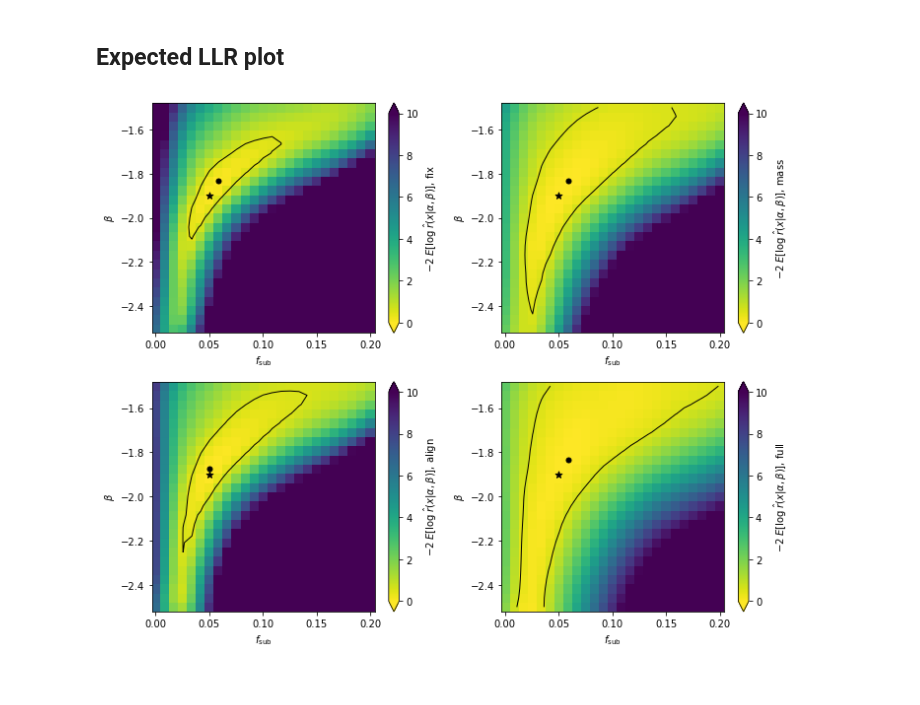
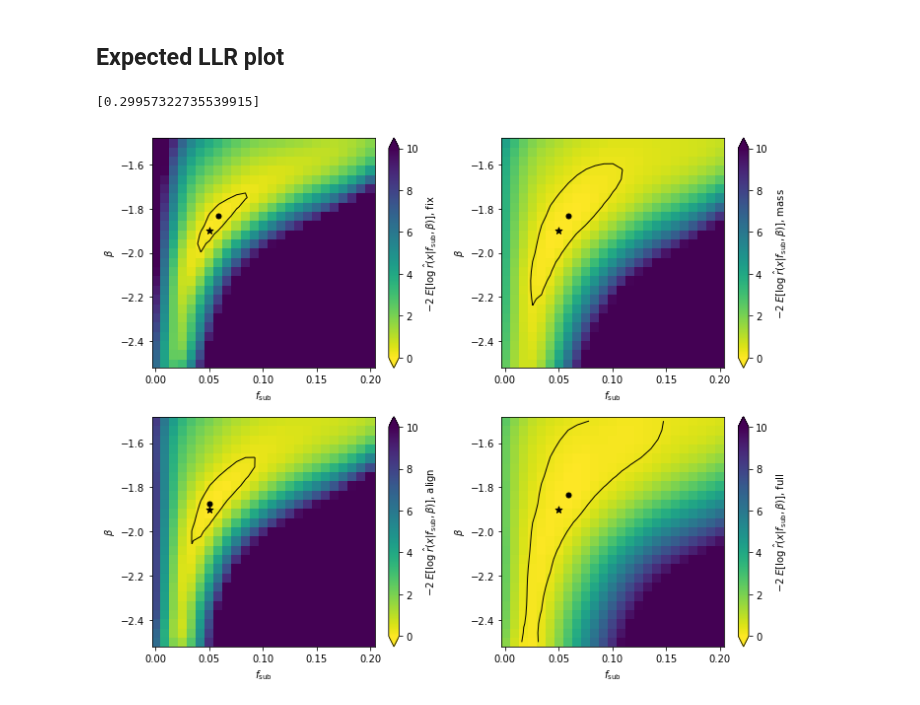
Before and after one commit to smsharma/mining-for-substructure-lens, a Jupyter notebook: notebooks/07_expected_llr.ipynb, the cells around one changed output. Cells and saved outputs as stored; diff of their text form; code cells hidden in the pictures.

```diff
--- a/notebooks/07_expected_llr.ipynb
+++ b/notebooks/07_expected_llr.ipynb
@@ -82,12 +83,24 @@ nrows_summary = (nmethods_summary - 1) // ncols_summary + 1
 ## Data
 # %%
 llrs = []
+llrs_cal = []
+
 for filename in filenames:
     try:
         llrs.append(np.load("../data/results/llr_{}_grid.npy".format(filename)))
     except FileNotFoundError:
         print(filename, "not found")
         llrs.append(np.zeros_like(llrs[0]))
+
+    try:
+        llrs_cal.append(np.load("../data/results/llr_calibrated_{}_grid.npy".format(filename)))
+    except (FileNotFoundError, ValueError):
+        print("Calibrated", filename, "not found")
+        llrs_cal.append(np.zeros_like(llrs[0]))
+
 llrs = np.asarray(llrs)
+llrs_cal = np.asarray(llrs_cal)
+
 expected_llr = np.mean(llrs, axis=-1)
+expected_llr_cal = np.mean(llrs_cal, axis=-1)
 # %% [output]
@@ -113,11 +144,15 @@ beta_edges = np.linspace(beta_1d[0] - bin_size/2, beta_1d[-1] + bin_size/2, reso
 # %%
 llrmin, llrmax = 0., 10.
 
-n_for_lines = [10]
+n_for_lines = [20]
 thresholds = [1. / n * chi2.isf(0.05, df=2) for n in n_for_lines]
 contour_ls = ["-", "--", ":"]
 
 llr_cmap = "viridis_r"
+
+thresholds
+# %% [output]
+[0.29957322735539915]
 # %%
 fig = plt.figure(figsize=(5. * ncols_summary, 4. * nrows_summary))
 ax_xs = []
@@ -132,32 +167,32 @@ for k, i in enumerate(show_summary):
 
     pcm = ax.pcolormesh(
         alpha_edges,
         beta_edges,
         z.reshape((resolution, resolution)),
         norm=matplotlib.colors.Normalize(vmin=llrmin, vmax=llrmax),
         cmap=llr_cmap
     )
     cbar = fig.colorbar(pcm, ax=ax, extend='both')
     cs = plt.contour(
         0.5 * (alpha_edges[1:] + alpha_edges[:-1]),
         0.5 * (beta_edges[1:] + beta_edges[:-1]),
         z.reshape((resolution, resolution)),
         thresholds,
         colors="black",
         linewidths=1.,
         linestyles=contour_ls,
     )
     plt.scatter(0.05, -1.9, s=50., color='black', marker='*')
     plt.scatter(theta_mle[0], theta_mle[1], s=25., color='black', marker='o')
 
     plt.xlabel(r'$f_{\mathrm{sub}}$')
     plt.ylabel(r'$\beta$')
-    cbar.set_label(r'$-2\; E[\log \;\hat{r}(x | \alpha, \beta)]$, '+ labels_summary[k])
+    cbar.set_label(r'$-2\; E[\log \;\hat{r}(x | f_{\mathrm{sub}}, \beta)]$, '+ labels_summary[k])
     #plt.clabel(cs)
     plt.xlim(alpha_edges[0], alpha_edges[-1])
     plt.ylim(beta_edges[0], beta_edges[-1])
 
 plt.tight_layout()
 plt.savefig("../figures/expected_llr_summary.pdf")
 # %% [output]
-[figure, old version]
+[figure, new version]
```
Also changed, not shown: parts of 9 cells of this notebook, 2 other files.
